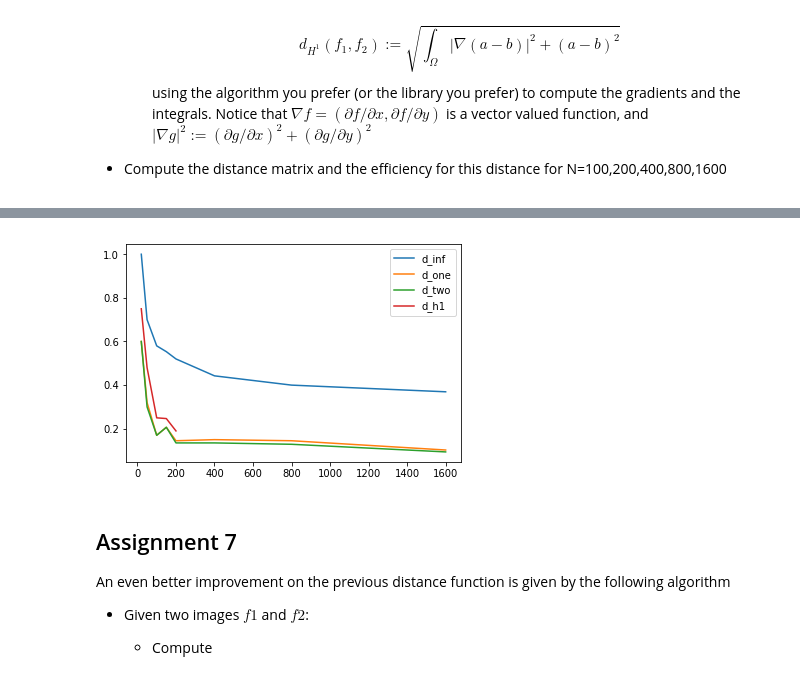
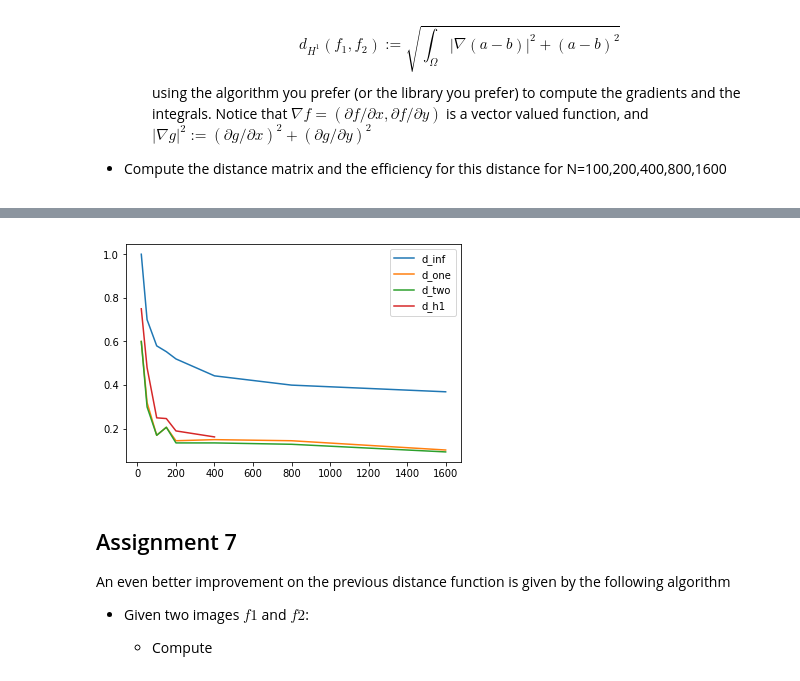
Before and after one commit to federico-camerota/P1.4_seed, a Jupyter notebook: final_project/final_project_2018-2019.ipynb, the cells around one changed output, grey strips where cells are left out. Saved outputs shown, nothing was run; the diff lists cells and outputs as text; code cells hidden in the pictures.

```diff
--- a/final_project/final_project_2018-2019.ipynb
+++ b/final_project/final_project_2018-2019.ipynb
@@ -442,18 +411,18 @@ def dH1_matrix (N):
 # %%
-H1_size = [20, 50, 100, 150, 200]
+H1_size = [20, 50, 100, 150, 200, 400]
 H1_error = list()
 for dim in H1_size:
     H1_error.append(test_matrix_error(H1_mat[:dim,:dim]))
 
 ax = subplot(111)
 ax.plot(matrix_sizes, inf_err, label='d_inf')
 ax.plot(matrix_sizes, one_err, label='d_one')
 ax.plot(matrix_sizes, two_err, label='d_two')
 ax.plot(H1_size, H1_error, label='d_h1')
 ax.legend()
 plt.show()
 # %% [output]
-[figure, old version]
+[figure, new version]
 # %% [markdown]
 ## Assignment 7
 
```
Also changed, not shown: parts of 13 cells of this notebook, 3 other files.
